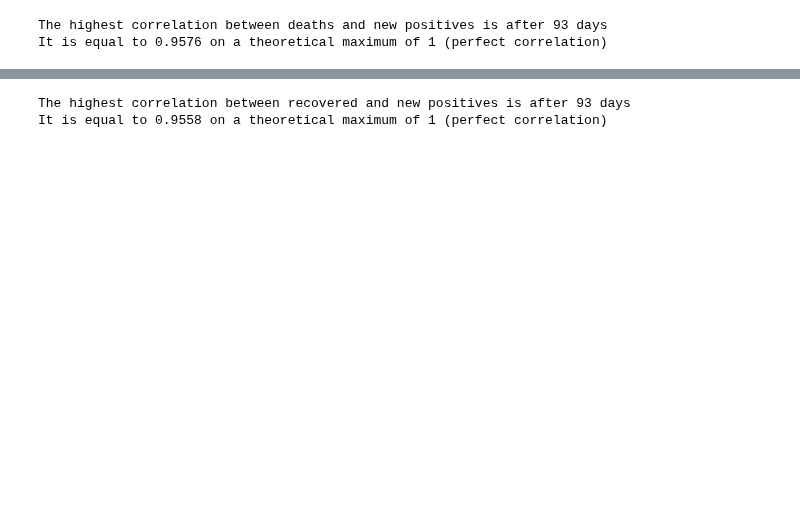
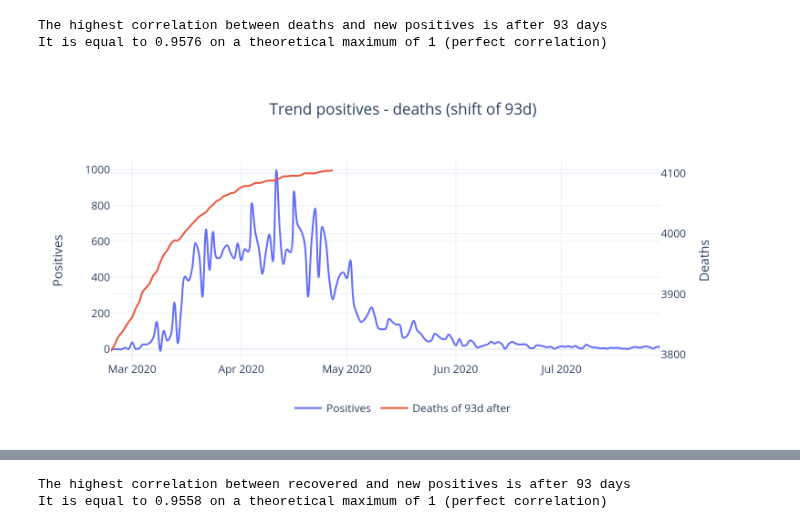
Before and after one commit to nicoloverardo/master-degree-thesis, a Jupyter notebook: notebooks/eda.ipynb, the cells around one changed output, grey strips where cells are left out. Saved outputs shown, nothing was run; the diff lists cells and outputs as text; code cells hidden in the pictures; blank space fills up the shorter version.

```diff
--- a/notebooks/eda.ipynb
+++ b/notebooks/eda.ipynb
@@ -649,35 +676,45 @@ fig.add_trace(
         name='Positives',
         line_shape='spline'
     ),
     secondary_y=False,
 )
 
 fig.add_trace(
     go.Scatter(
         x=dpc_regioni_firstw['data'],
         y=dpc_regioni_firstw['deceduti_giorno'].shift(-giorni_max_cor),
         name='Deaths of ' + str(giorni_max_cor) + 'd after',
         line_shape='spline'
     ),
     secondary_y=True,
 )
 
 fig.update_yaxes(title_text='Positives', secondary_y=False)
 fig.update_yaxes(title_text='Deaths', secondary_y=True)
 
 fig.update_layout(
     legend=dict(
         orientation="h",
         yanchor="bottom",
-        y=-.2,
+        y=-.3,
         xanchor="center",
         x=.5
     ),
     title_x=0.5,
     template='plotly_white',
     title_text='Trend positives - deaths (shift of ' + str(giorni_max_cor) + 'd)'
 )
-fig.show()
+
+Image(
+    fig.to_image(
+        format="png",
+        width=800,
+        height=400,
+        scale=2
+    )
+)
+# %% [output]
+[figure, added]
 # %%
 days = 130
 
```
Also changed, not shown: parts of 5 cells of this notebook.
